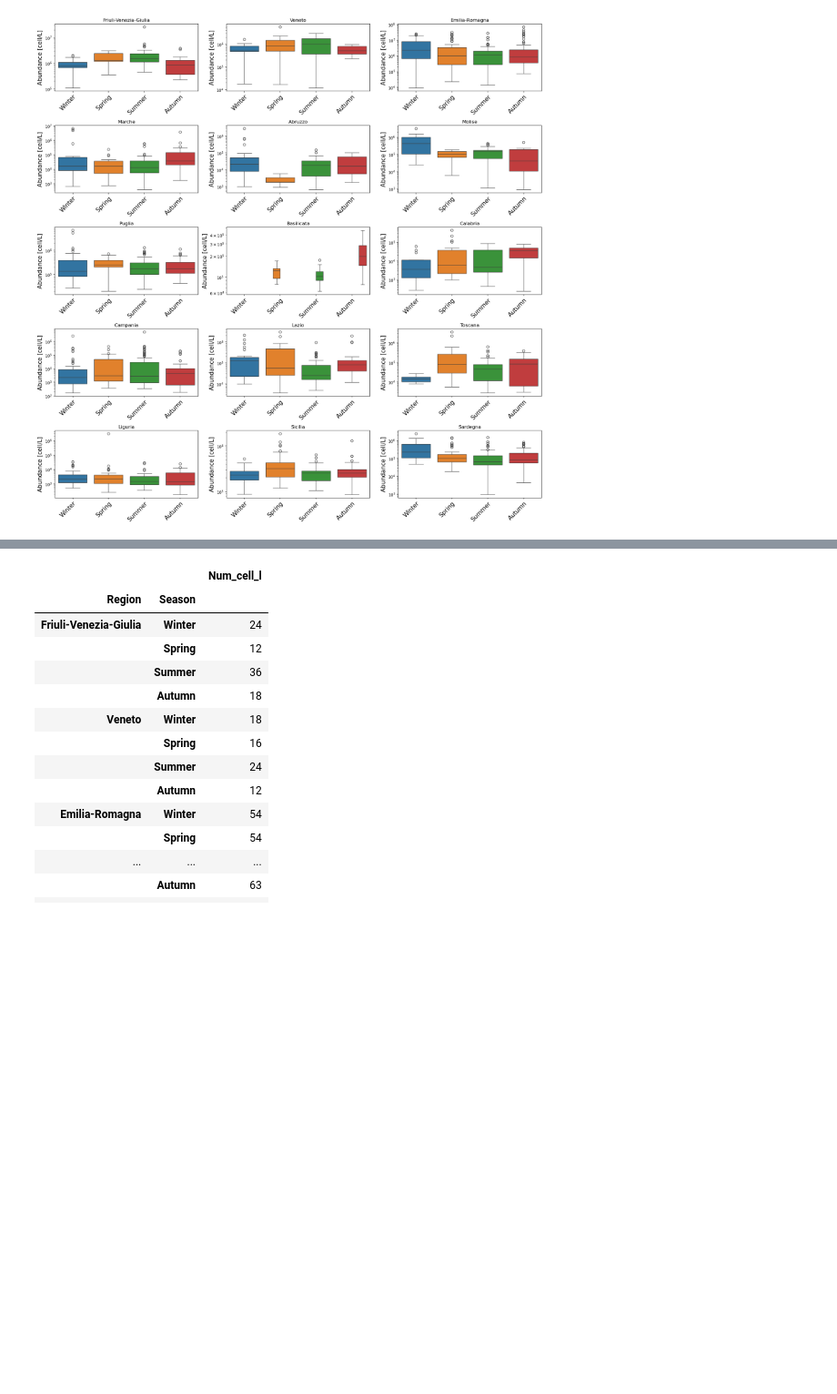
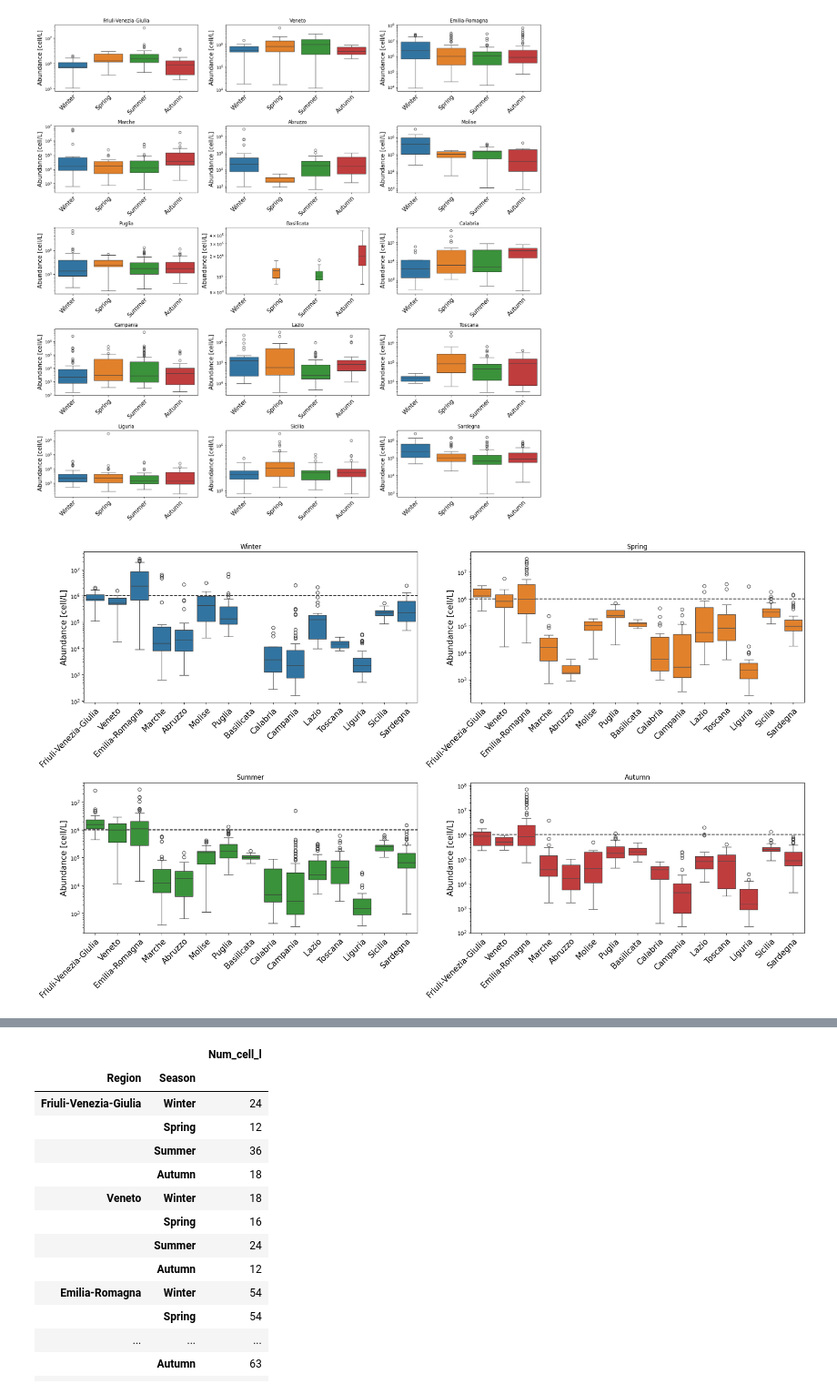
Before and after one commit to Alberto-Ghedin/ISPRA_20152017_Analysis, a Jupyter notebook: Report_abund.ipynb, the cells around one changed output, grey strips where cells are left out. Shown at 91% size. Cells and saved outputs as stored; diff of their text form; code cells hidden in the pictures; blank space fills up the shorter version.

Commit message:
modified home dirs, add features

```diff
--- a/Report_abund.ipynb
+++ b/Report_abund.ipynb
@@ -29,6 +32,6 @@ phyto_abundances = pd.read_csv(_HOME_ + "/PHD/MSFD/Data/Modulo1/phyto_abund_modi
 phyto_abundances.loc[:, "Date"] = pd.to_datetime(phyto_abundances["Date"])
 # %%
-with open(_HOME_ + "/PHD/ISPRA_20152017_Analysis/params.json") as file:
+with open(_HOME_ + "/ISPRA_20152017_Analysis/params.json") as file:
     params = json.load(file)
 best_path = params["best_path"]
 best_path_sard = params["best_path_sard"]
@@ -45,8 +48,10 @@ phyto_abund_simplified = modify_dataset.add_season_column(phyto_abund_simplified
 phyto_abund_simplified = modify_dataset.add_coast_dist_column(phyto_abund_simplified)
 phyto_abund_simplified["Date"] = pd.to_datetime(phyto_abund_simplified["Date"]) + MonthEnd(0)
 phyto_abund_simplified["Region"] = pd.Categorical(phyto_abund_simplified["Region"], categories = ordered_regions, ordered = True)
+# %%
+phyto_abund_simplified["id"] = pd.Categorical(phyto_abund_simplified["id"], categories = ordered_id, ordered = True)
 # %%
-taxonomic_tree = pd.read_excel(_HOME_ + "/PHD/ISPRA_20152017_Analysis/Phyto_taxonomic_tree.xlsx")
+taxonomic_tree = pd.read_excel(_HOME_ + "/ISPRA_20152017_Analysis/Phyto_taxonomic_tree.xlsx")
 taxonomic_tree.drop_duplicates(inplace=True)
 phyto_abund_simplified = phyto_abund_simplified.merge(taxonomic_tree.loc[:,["ScientificName", "Genus", "Class"]], how = "left", left_on="Taxon", right_on="ScientificName")
 phyto_abund_simplified["Class"] = phyto_abund_simplified["Class"].astype(str)
@@ -57,7 +62,7 @@ phyto_abund_simplified = phyto_abund_simplified.loc[:,
                                                     ["Region", "id", "Longitude", "Latitude", "Closest_coast", "Coast_dist", "Date", "Season_year", "Season", "Sample_depth", "Class", "Genus", "Det_level", "Taxon", "Num_cell_l", "file_name"]
                                                     ]
 # %%
-transects_info = pd.read_csv("/mnt/d/PHD/ISPRA_20152017_Analysis/transects_info.csv")
+transects_info = pd.read_csv(_HOME_ + "/ISPRA_20152017_Analysis/transects_info.csv")
 transects_info["Transect"] = transects_info["Transect"].str.upper()
 phyto_abund_simplified = phyto_abund_simplified.merge(transects_info, how = "left", on = "id")
 # %% [markdown]
@@ -131,2 +136,28 @@ plt.savefig(_HOME_ + "/PHD/ISPRA_20152017_Analysis/Plots/Abund_levels/boxplot_by
 # %% [output]
 [figure]
+# %%
+fig, axs = plt.subplots(2, 2, figsize=(20, 12))
+axs = axs.flatten()
+
+palette = sns.color_palette("tab10", n_colors = 4)
+colors = dict(zip(seasons, palette))
+for ax, (season, df_season) in zip(axs, phyto_abund_simplified.groupby("Season", observed=True)):
+    ax.hlines(10**6, -0.5, 15, colors="k", linestyles="dashed")
+    sns.boxplot(
+        df_season.groupby(["id", "Date"], observed = True).agg({"Num_cell_l" : "sum", "Region" : "first"}).reset_index(),
+        x = "Region",
+        y = "Num_cell_l",
+        color = colors[season],
+        ax = ax
+    )
+    #n_samples = df_season.groupby("Season", observed = True).agg({"id" : "nunique"}).reset_index()
+    ax.set_title(season)
+    ax.set_yscale("log")
+    ax.set_xlabel("")
+    ax.set_ylabel("Abundance [cell/L]", size = 15)
+    ax.set_xticks(ax.get_xticks())
+    ax.set_xticklabels(ax.get_xticklabels(), rotation = 45, rotation_mode = "anchor", ha = "right", fontsize = 15);
+plt.tight_layout()
+plt.savefig(_HOME_ + "/ISPRA_20152017_Analysis/Plots/Abund_levels/boxplot_by_season.png", bbox_inches='tight')
+# %% [output]
+[figure, added]
```
Also changed, not shown: parts of 16 cells of this notebook, 7 other files.
